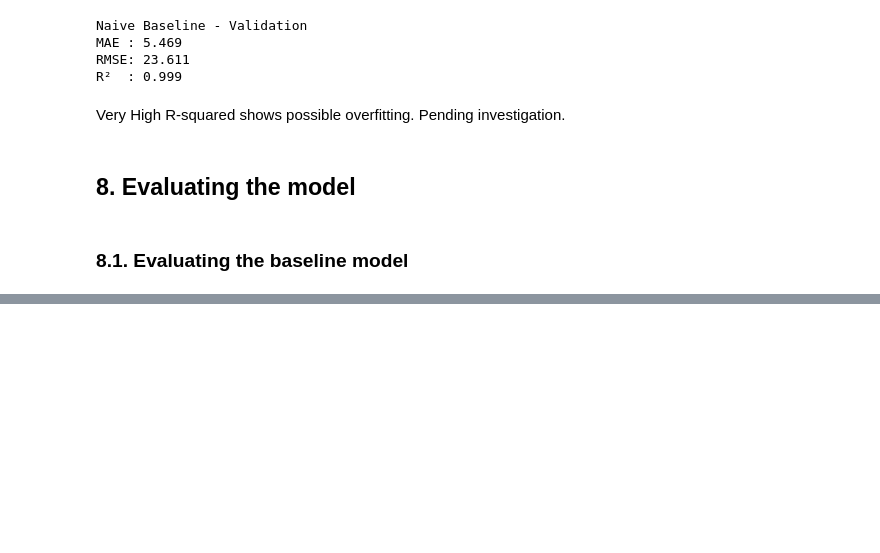
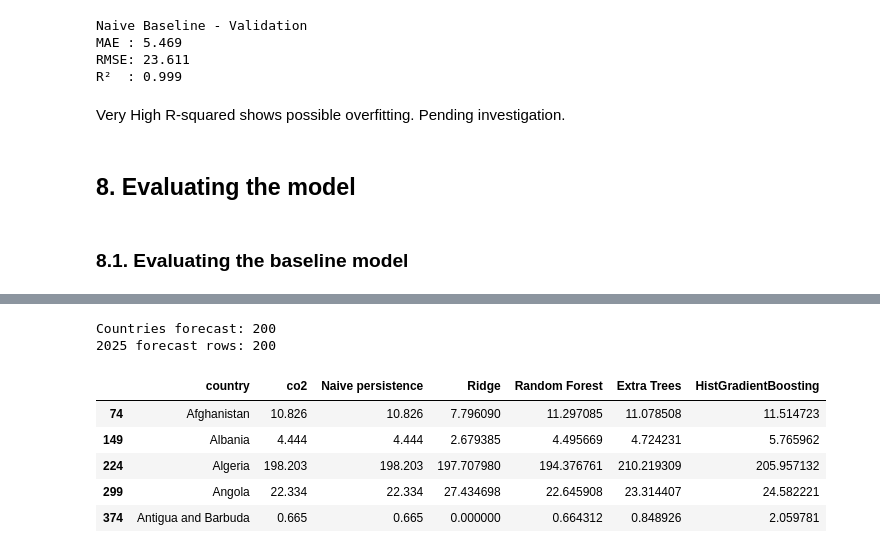
Before and after one commit to chepchiengemmans/Data_nerds_emissions_project, a Jupyter notebook: forecast_cleaning.ipynb, the cells around one changed output, grey strips where cells are left out. Cells and saved outputs as stored; diff of their text form; code cells hidden in the pictures; blank space fills up the shorter version.

```diff
--- a/forecast_cleaning.ipynb
+++ b/forecast_cleaning.ipynb
@@ -1380,0 +1437,52 @@ comparison.round(3)
+# %%
+# Build 2025 forecast inputs from the latest observed year (2024)
+forecast_frame = build_model_frame(df_cleaned)
+forecast_2025 = forecast_frame[
+    forecast_frame['year'] == 2024
+].copy()
+
+forecast_2025 = forecast_2025[
+    forecast_2025['country'].isin(train_df['country'].unique())
+].copy()
+
+forecast_2025['Naive persistence'] = forecast_2025['co2']
+forecast_2025['Ridge'] = np.maximum(
+    ridge_model.predict(forecast_2025[feature_cols]),
+    0
+)
+forecast_2025['Random Forest'] = np.maximum(
+    random_forest_model.predict(forecast_2025[feature_cols]),
+    0
+)
+forecast_2025['Extra Trees'] = np.maximum(
+    extra_trees_model.predict(forecast_2025[feature_cols]),
+    0
+)
+forecast_2025['HistGradientBoosting'] = np.maximum(
+    hist_gradient_boosting_model.predict(forecast_2025[feature_cols]),
+    0
+)
+
+forecast_columns = [
+    'country',
+    'co2',
+    'Naive persistence',
+    'Ridge',
+    'Random Forest',
+    'Extra Trees',
+    'HistGradientBoosting'
+]
+forecast_2025 = forecast_2025[forecast_columns]
+
+print('Countries forecast:', forecast_2025['country'].nunique())
+print('2025 forecast rows:', len(forecast_2025))
+forecast_2025.head()
+# %% [output]
+Countries forecast: 200
+2025 forecast rows: 200
+|  | country | co2 | Naive persistence | Ridge | Random Forest | Extra Trees | HistGradientBoosting |
+| 74 | Afghanistan | 10.826 | 10.826 | 7.796090 | 11.297085 | 11.078508 | 11.514723 |
+| 149 | Albania | 4.444 | 4.444 | 2.679385 | 4.495669 | 4.724231 | 5.765962 |
+| 224 | Algeria | 198.203 | 198.203 | 197.707980 | 194.376761 | 210.219309 | 205.957132 |
+| 299 | Angola | 22.334 | 22.334 | 27.434698 | 22.645908 | 23.314407 | 24.582221 |
+| 374 | Antigua and Barbuda | 0.665 | 0.665 | 0.000000 | 0.664312 | 0.848926 | 2.059781 |
```
Also changed, not shown: parts of 19 cells of this notebook.
